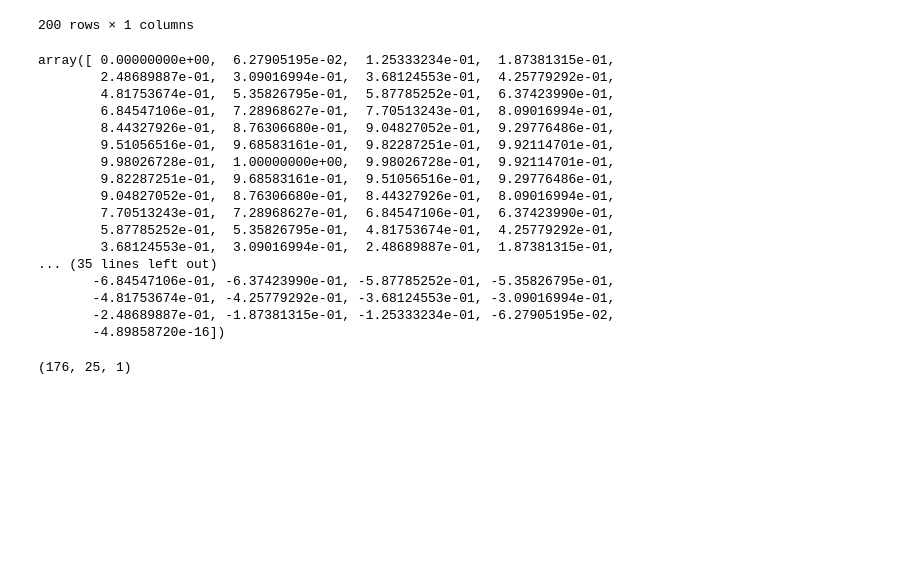
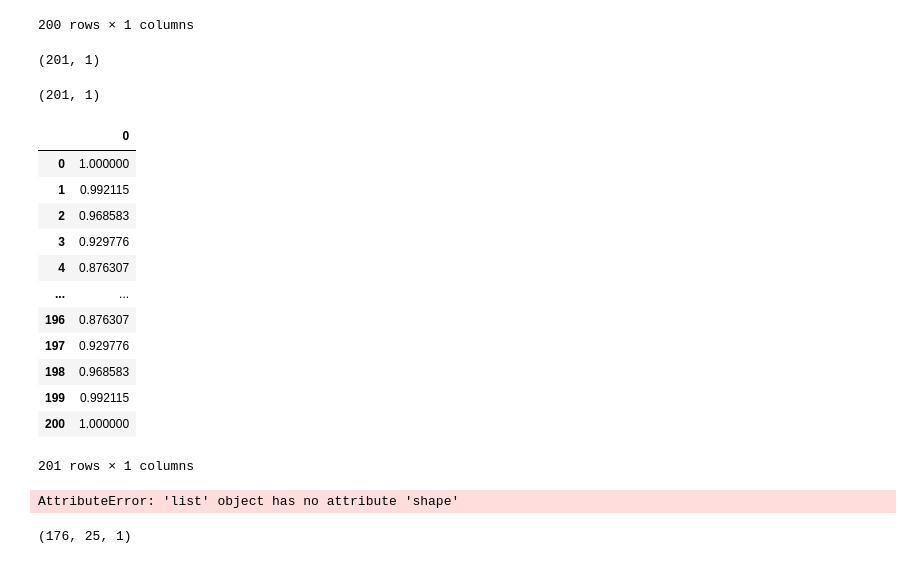
Before and after one commit to marumaru1019/laboratory_project, a Jupyter notebook: sincos分類.ipynb, the cells around one changed output. Saved outputs shown, nothing was run; the diff lists cells and outputs as text; code cells hidden in the pictures; blank space fills up the shorter version.

```diff
--- a/sincos分類.ipynb
+++ b/sincos分類.ipynb
@@ -64,26 +64,30 @@ cos_df.drop(0)
 | 199 | 0.992115 |
 | 200 | 1.000000 |
 200 rows × 1 columns
-# %%
-sin
-# %% [output]
-array([ 0.00000000e+00,  6.27905195e-02,  1.25333234e-01,  1.87381315e-01,
-        2.48689887e-01,  3.09016994e-01,  3.68124553e-01,  4.25779292e-01,
-        4.81753674e-01,  5.35826795e-01,  5.87785252e-01,  6.37423990e-01,
-        6.84547106e-01,  7.28968627e-01,  7.70513243e-01,  8.09016994e-01,
-        8.44327926e-01,  8.76306680e-01,  9.04827052e-01,  9.29776486e-01,
-        9.51056516e-01,  9.68583161e-01,  9.82287251e-01,  9.92114701e-01,
-        9.98026728e-01,  1.00000000e+00,  9.98026728e-01,  9.92114701e-01,
-        9.82287251e-01,  9.68583161e-01,  9.51056516e-01,  9.29776486e-01,
-        9.04827052e-01,  8.76306680e-01,  8.44327926e-01,  8.09016994e-01,
-        7.70513243e-01,  7.28968627e-01,  6.84547106e-01,  6.37423990e-01,
-        5.87785252e-01,  5.35826795e-01,  4.81753674e-01,  4.25779292e-01,
-        3.68124553e-01,  3.09016994e-01,  2.48689887e-01,  1.87381315e-01,
-... (35 lines left out)
-       -6.84547106e-01, -6.37423990e-01, -5.87785252e-01, -5.35826795e-01,
-       -4.81753674e-01, -4.25779292e-01, -3.68124553e-01, -3.09016994e-01,
-       -2.48689887e-01, -1.87381315e-01, -1.25333234e-01, -6.27905195e-02,
-       -4.89858720e-16])
+# %%
+sin_df.shape
+# %% [output]
+(201, 1)
+# %%
+cos_df.shape
+# %% [output]
+(201, 1)
+# %%
+cos_df
+# %% [output]
+|  | 0 |
+| 0 | 1.000000 |
+| 1 | 0.992115 |
+| 2 | 0.968583 |
+| 3 | 0.929776 |
+| 4 | 0.876307 |
+| ... | ... |
+| 196 | 0.876307 |
+| 197 | 0.929776 |
+| 198 | 0.968583 |
+| 199 | 0.992115 |
+| 200 | 1.000000 |
+201 rows × 1 columns
 # %%
 sin_df = sin_df.iloc[:,0]
 # %%
@@ -92,6 +96,10 @@ sin = sin_df.tolist()
 cos_df = cos_df.iloc[:,0]
 # %%
 cos = cos_df.tolist()
+# %%
+cos.shape
+# %% [output]
+AttributeError: 'list' object has no attribute 'shape'
 # %%
 def make_dataset(low_data, n_prev=100):
 
```
Also changed, not shown: parts of 12 cells of this notebook, 5 other files.
